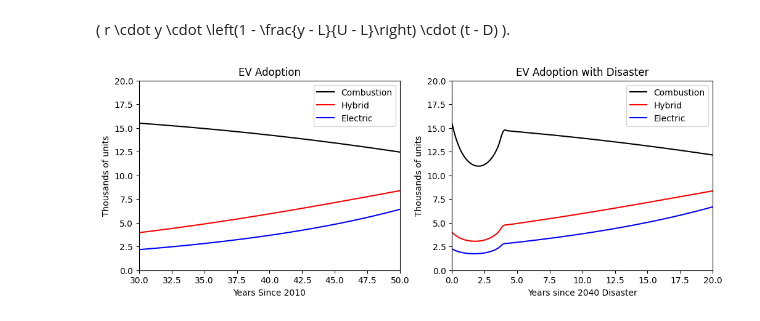
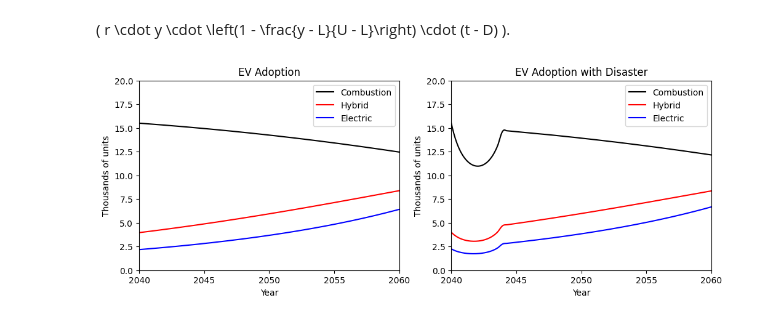
Before and after one commit to binDebug3/EVAdoption, a Jupyter notebook: eliza.ipynb, the cells around one changed output. Saved outputs shown, nothing was run; the diff lists cells and outputs as text; code cells hidden in the pictures.

```diff
--- a/eliza.ipynb
+++ b/eliza.ipynb
@@ -354,14 +373,15 @@ sol = solve_ivp(model, [t0, tf], [C, H, E], args=(ch, he, ec, hc, eh, ce, c, h,
 
 
 # plot
-ax1.plot(sol.t, sol.y[0], label="Combustion", c="k")
-ax1.plot(sol.t, sol.y[1], label="Hybrid", c="r")
-ax1.plot(sol.t, sol.y[2], label="Electric", c="b")
+ax1.plot(sol.t + 2010, sol.y[0], label="Combustion", c="k")
+ax1.plot(sol.t + 2010, sol.y[1], label="Hybrid", c="r")
+ax1.plot(sol.t + 2010, sol.y[2], label="Electric", c="b")
 ax1.set_title("EV Adoption")
-ax1.set_xlabel("Years Since 2010")
+ax1.set_xlabel("Year")
 ax1.set_ylabel("Thousands of units")
+ax1.set_xticks([2040, 2045, 2050, 2055, 2060])
 ax1.set_ylim(0,20)
-ax1.set_xlim(30,50)
+ax1.set_xlim(30 + 2010,50 + 2010)
 ax1.legend()
 
 # Define the economic_disaster function
@@ -377,38 +397,39 @@ def ed_model(t, cars, ch, he, ec, hc, eh, ce, c, h, e, r, LC, LH, LE, U, D):
     else:
         economic_effect0 = 0
         economic_effect1 = 0
         economic_effect2 = 0
     return np.array([(hc-ch)*cars[0]*cars[1] + (ec-ce)*cars[0]*cars[2] + c*cars[0] + economic_effect0,
                      (ch-hc)*cars[0]*cars[1] + (eh-he)*cars[1]*cars[2] + h*cars[1] + economic_effect1,
                      (ce-ec)*cars[0]*cars[2] + (he-eh)*cars[1]*cars[2] + e*cars[2] + economic_effect2])
 
 C = 15.5
 H = 4
 E = 2.25 #
 r = .1 #
 L = .5
 LC = C*L
 LH = H*L
 LE = E*L
 U = 0
 D = 2
 
 
 # Solve the ODE using solve_ivp
-sold = solve_ivp(ed_model, [t0, tf], [C, H, E], args=(ch, he, ec, hc, eh, ce, c, h, e, r, LC, LH, LE, U, D), t_eval=np.linspace(t0, tf, 1000))
+sol = solve_ivp(ed_model, [t0, tf], [C, H, E], args=(ch, he, ec, hc, eh, ce, c, h, e, r, LC, LH, LE, U, D), t_eval=np.linspace(t0, tf, 1000))
 
 # Plot the results
-ax2.plot(sold.t, sold.y[0], label="Combustion", c="k")
-ax2.plot(sold.t, sold.y[1], label="Hybrid", c="r")
-ax2.plot(sold.t, sold.y[2], label="Electric", c="b")
-ax2.set_xlabel('Years since 2040 Disaster')
+ax2.plot(sol.t + 2040, sol.y[0], label="Combustion", c="k")
+ax2.plot(sol.t + 2040, sol.y[1], label="Hybrid", c="r")
+ax2.plot(sol.t + 2040, sol.y[2], label="Electric", c="b")
+ax2.set_xlabel('Year')
 ax2.set_ylabel('Thousands of units')
 ax2.set_title('EV Adoption with Disaster')
 ax2.set_ylim(0,20)
-ax2.set_xlim(0,20)
+ax2.set_xticks((sol.t + 2040).astype(int)[::100])
+ax2.set_xlim(0 + 2040,20 + 2040)
 ax2.legend()
 
-plt.savefig('EV_adoption_disaster')
+plt.savefig('EV_adoption_disaster', bbox_inches='tight', dpi=200)
 plt.show()
 # %% [output]
-[figure, old version]
+[figure, new version]
```
Also changed, not shown: parts of 3 cells of this notebook, 3 other files.
